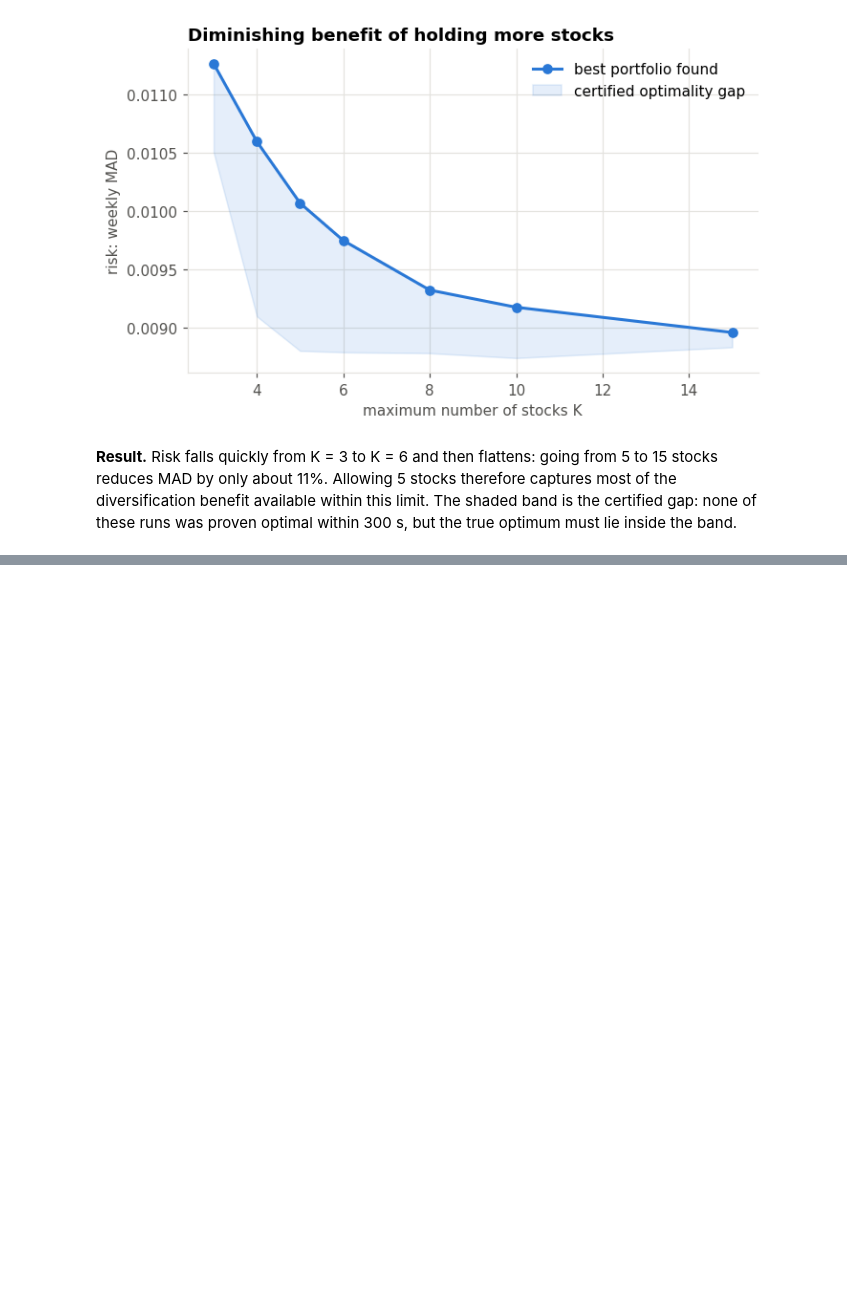
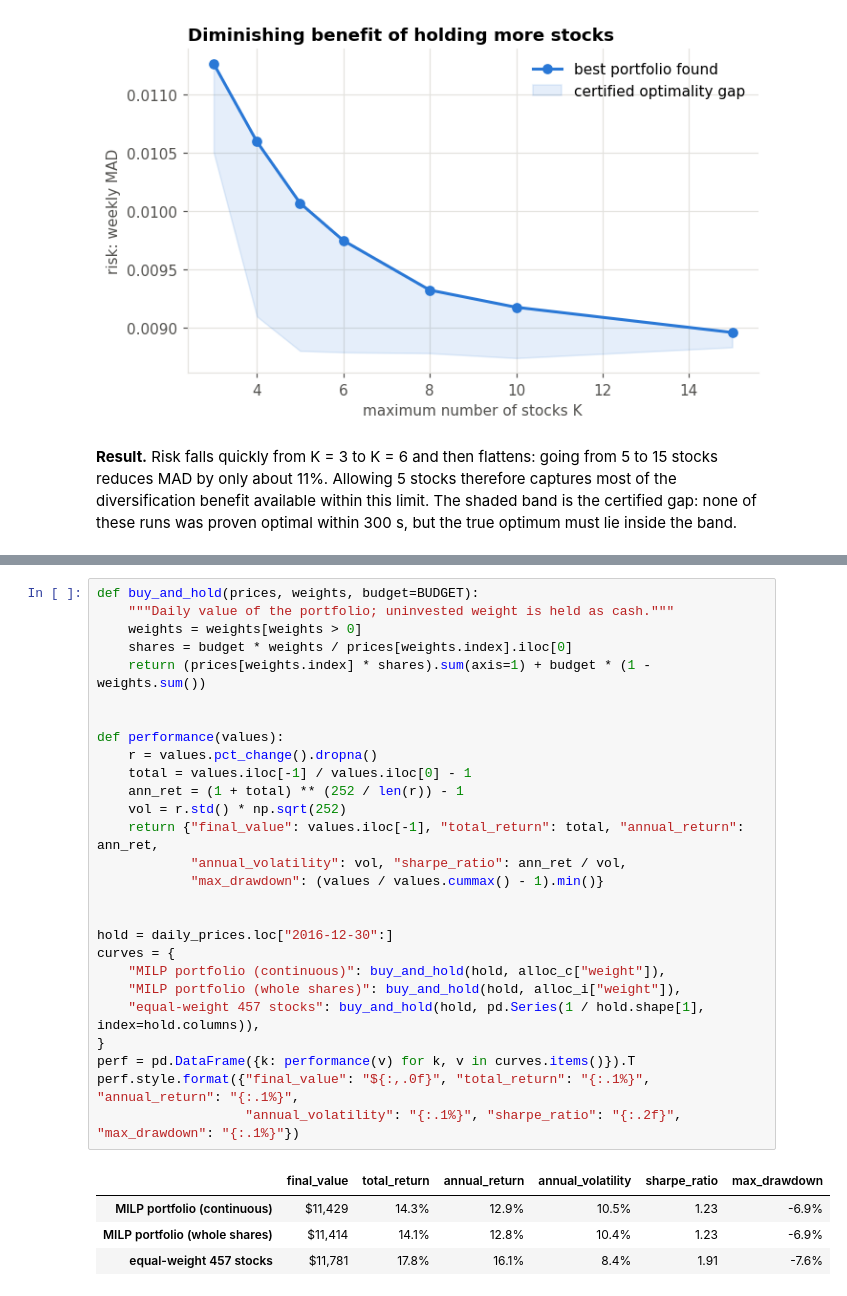
Before and after one commit to manoj1995madushanka/IT-5082-assignment, a Jupyter notebook: notebooks/02_exact_method.ipynb, the cells around one changed output, grey strips where cells are left out. Cells and saved outputs as stored; diff of their text form; blank space fills up the shorter version.

```diff
--- a/notebooks/02_exact_method.ipynb
+++ b/notebooks/02_exact_method.ipynb
@@ -919,0 +923,32 @@ ca[["K", "status", "mad", "best_bound", "gap", "n_held", "solve_time"]]
+# %%
+def buy_and_hold(prices, weights, budget=BUDGET):
+    """Daily value of the portfolio; uninvested weight is held as cash."""
+    weights = weights[weights > 0]
+    shares = budget * weights / prices[weights.index].iloc[0]
+    return (prices[weights.index] * shares).sum(axis=1) + budget * (1 - weights.sum())
+
+
+def performance(values):
+    r = values.pct_change().dropna()
+    total = values.iloc[-1] / values.iloc[0] - 1
+    ann_ret = (1 + total) ** (252 / len(r)) - 1
+    vol = r.std() * np.sqrt(252)
+    return {"final_value": values.iloc[-1], "total_return": total, "annual_return": ann_ret,
+            "annual_volatility": vol, "sharpe_ratio": ann_ret / vol,
+            "max_drawdown": (values / values.cummax() - 1).min()}
+
+
+hold = daily_prices.loc["2016-12-30":]
+curves = {
+    "MILP portfolio (continuous)": buy_and_hold(hold, alloc_c["weight"]),
+    "MILP portfolio (whole shares)": buy_and_hold(hold, alloc_i["weight"]),
+    "equal-weight 457 stocks": buy_and_hold(hold, pd.Series(1 / hold.shape[1], index=hold.columns)),
+}
+perf = pd.DataFrame({k: performance(v) for k, v in curves.items()}).T
+perf.style.format({"final_value": "${:,.0f}", "total_return": "{:.1%}", "annual_return": "{:.1%}",
+                   "annual_volatility": "{:.1%}", "sharpe_ratio": "{:.2f}", "max_drawdown": "{:.1%}"})
+# %% [output]
+|  | final_value | total_return | annual_return | annual_volatility | sharpe_ratio | max_drawdown |
+| MILP portfolio (continuous) | $11,429 | 14.3% | 12.9% | 10.5% | 1.23 | -6.9% |
+| MILP portfolio (whole shares) | $11,414 | 14.1% | 12.8% | 10.4% | 1.23 | -6.9% |
+| equal-weight 457 stocks | $11,781 | 17.8% | 16.1% | 8.4% | 1.91 | -7.6% |
```
Also changed, not shown: parts of 9 cells of this notebook, 2 other files.
